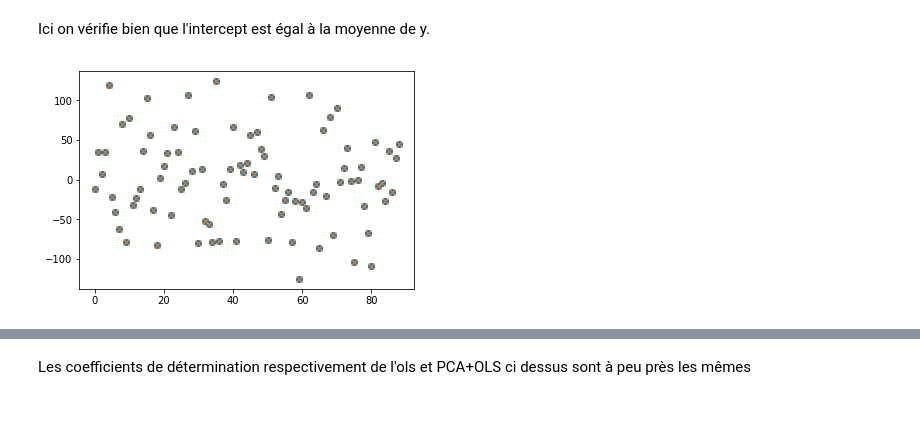
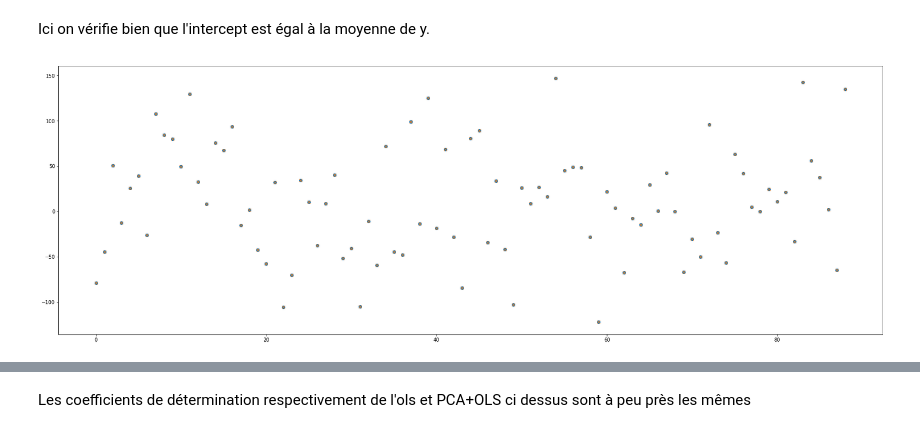
Before and after one commit to MSBigData2019/Guillaume_QUISPE, a Jupyter notebook: MDI720/tp3.ipynb, the cells around one changed output, grey strips where cells are left out. Cells and saved outputs as stored; diff of their text form; code cells hidden in the pictures.

```diff
--- a/MDI720/tp3.ipynb
+++ b/MDI720/tp3.ipynb
@@ -291,12 +317,12 @@ print(y_train.mean())
 # %% [markdown]
 Ici on vérifie bien que l'intercept est égal à la moyenne de y.
 # %%
-plt.figure()
-plt.plot(y_test-ypredpca, "o")
-plt.plot(y_test-ypredLR, "x")
+plt.figure(figsize=(30,10))
+plt.plot(np.arange(0,y_test.shape[0]) ,y_test-ypredpca, "o")
+plt.plot(np.arange(0,y_test.shape[0]) ,y_test-ypredLR, "x")
 plt.show()
 # %% [output]
-[figure, old version]
+[figure, new version]
 # %%
 plt.figure()
 plt.hist(y_test-ypredpca, bins=15, density=True)
```
Also changed, not shown: parts of 71 cells of this notebook.
